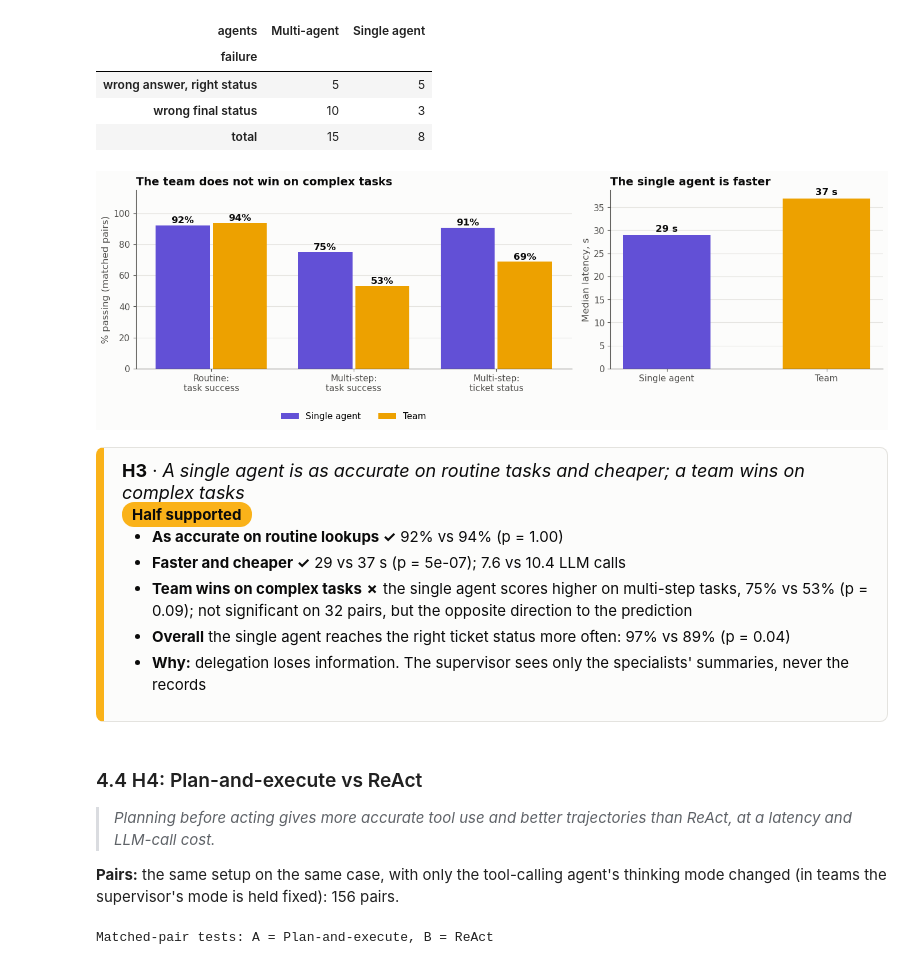
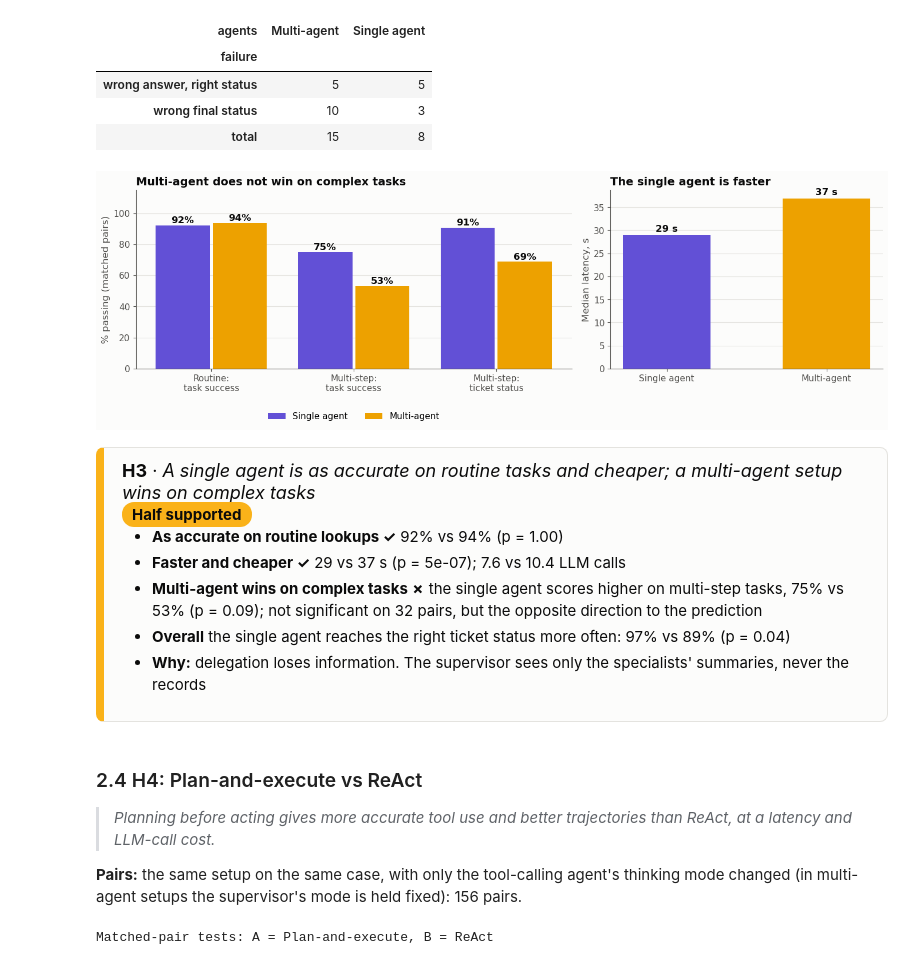
Before and after one commit to RicePuddn/GenAIProject, a Jupyter notebook: results/deepeval/analysis/5_findings.ipynb, the cells around one changed output. Cells and saved outputs as stored; diff of their text form; code cells hidden in the pictures.

```diff
--- a/results/deepeval/analysis/5_findings.ipynb
+++ b/results/deepeval/analysis/5_findings.ipynb
@@ -340,48 +389,48 @@ Failed multi-step runs (variants a and b)
 # %%
 rows3 = ["Task success, routine lookups", "Task success, multi-step", "Correct ticket status, multi-step"]
 fig, (ax1, ax2) = plt.subplots(1, 2, figsize=(14, 4.8), gridspec_kw={"width_ratios": [1.6, 1]})
 paired_bars(ax1, ["Routine:\ntask success", "Multi-step:\ntask success", "Multi-step:\nticket status"],
-            h3.loc[rows3, "A"], h3.loc[rows3, "B"], "Single agent", "Team", colours=(COLOURS["single"], COLOURS["multi"]))
+            h3.loc[rows3, "A"], h3.loc[rows3, "B"], "Single agent", "Multi-agent", colours=(COLOURS["single"], COLOURS["multi"]))
 ax1.set_ylim(0, 115); ax1.legend(loc="upper center", bbox_to_anchor=(0.5, -0.2), ncol=2)
-ax1.set(ylabel="% passing (matched pairs)", title="The team does not win on complex tasks")
+ax1.set(ylabel="% passing (matched pairs)", title="Multi-agent does not win on complex tasks")
 
 row = "Latency, all cases (s)"
-bars = ax2.bar(["Single agent", "Team"], [h3.loc[row, "A"], h3.loc[row, "B"]],
+bars = ax2.bar(["Single agent", "Multi-agent"], [h3.loc[row, "A"], h3.loc[row, "B"]],
                color=[COLOURS["single"], COLOURS["multi"]], width=0.55)
 bar_labels(ax2, bars, lambda v: f"{v:.0f} s", 0.8)
 ax2.grid(axis="x", visible=False); ax2.set(ylabel="Median latency, s", title="The single agent is faster")
 save(fig, "findings_h3.png")
 # %% [output]
-[figure, old version]
+[figure, new version]
 # %%
 def rate(row):
     return f"{h3.loc[row, 'A']:.0f}% vs {h3.loc[row, 'B']:.0f}% (p = {h3.loc[row, 'p']:.2f})"
 
-verdict_box("H3", "A single agent is as accurate on routine tasks and cheaper; a team wins on complex tasks", "Half supported", [
+verdict_box("H3", "A single agent is as accurate on routine tasks and cheaper; a multi-agent setup wins on complex tasks", "Half supported", [
     f"<b>As accurate on routine lookups ✓</b> {rate('Task success, routine lookups')}",
     f"<b>Faster and cheaper ✓</b> {h3.loc['Latency, all cases (s)', 'A']:.0f} vs {h3.loc['Latency, all cases (s)', 'B']:.0f} s "
     f"(p = {h3.loc['Latency, all cases (s)', 'p']:.1g}); {h3.loc['LLM calls per case', 'A']:.1f} vs "
     f"{h3.loc['LLM calls per case', 'B']:.1f} LLM calls",
-    f"<b>Team wins on complex tasks ✗</b> the single agent scores higher on multi-step tasks, {rate('Task success, multi-step')}; "
+    f"<b>Multi-agent wins on complex tasks ✗</b> the single agent scores higher on multi-step tasks, {rate('Task success, multi-step')}; "
     "not significant on 32 pairs, but the opposite direction to the prediction",
     f"<b>Overall</b> the single agent reaches the right ticket status more often: {rate('Correct ticket status, all cases')}",
     "<b>Why:</b> delegation loses information. The supervisor sees only the specialists' summaries, never the records",
 ])
 # %% [output]
-H3 · A single agent is as accurate on routine tasks and cheaper; a team wins on complex tasks
+H3 · A single agent is as accurate on routine tasks and cheaper; a multi-agent setup wins on complex tasks
 Half supported
 As accurate on routine lookups ✓ 92% vs 94% (p = 1.00)
 Faster and cheaper ✓ 29 vs 37 s (p = 5e-07); 7.6 vs 10.4 LLM calls
-Team wins on complex tasks ✗ the single agent scores higher on multi-step tasks, 75% vs 53% (p = 0.09); not significant on 32 pairs, but the opposite direction to the prediction
+Multi-agent wins on complex tasks ✗ the single agent scores higher on multi-step tasks, 75% vs 53% (p = 0.09); not significant on 32 pairs, but the opposite direction to the prediction
 Overall the single agent reaches the right ticket status more often: 97% vs 89% (p = 0.04)
 Why: delegation loses information. The supervisor sees only the specialists' summaries, never the records
 # %% [markdown]
-### 4.4 H4: Plan-and-execute vs ReAct
+### 2.4 H4: Plan-and-execute vs ReAct
 
 > *Planning before acting gives more accurate tool use and better trajectories than ReAct, at a latency and LLM-call
 > cost.*
 
-**Pairs:** the same setup on the same case, with only the tool-calling agent's thinking mode changed (in teams the
+**Pairs:** the same setup on the same case, with only the tool-calling agent's thinking mode changed (in multi-agent setups the
 supervisor's mode is held fixed): 156 pairs.
 # %%
 H4 = dict(compare="worker_strategy", a="plan_execute", b="react", match_on=MATCH_STRATEGY)
```
Also changed, not shown: parts of 62 cells of this notebook, 26 other files.
